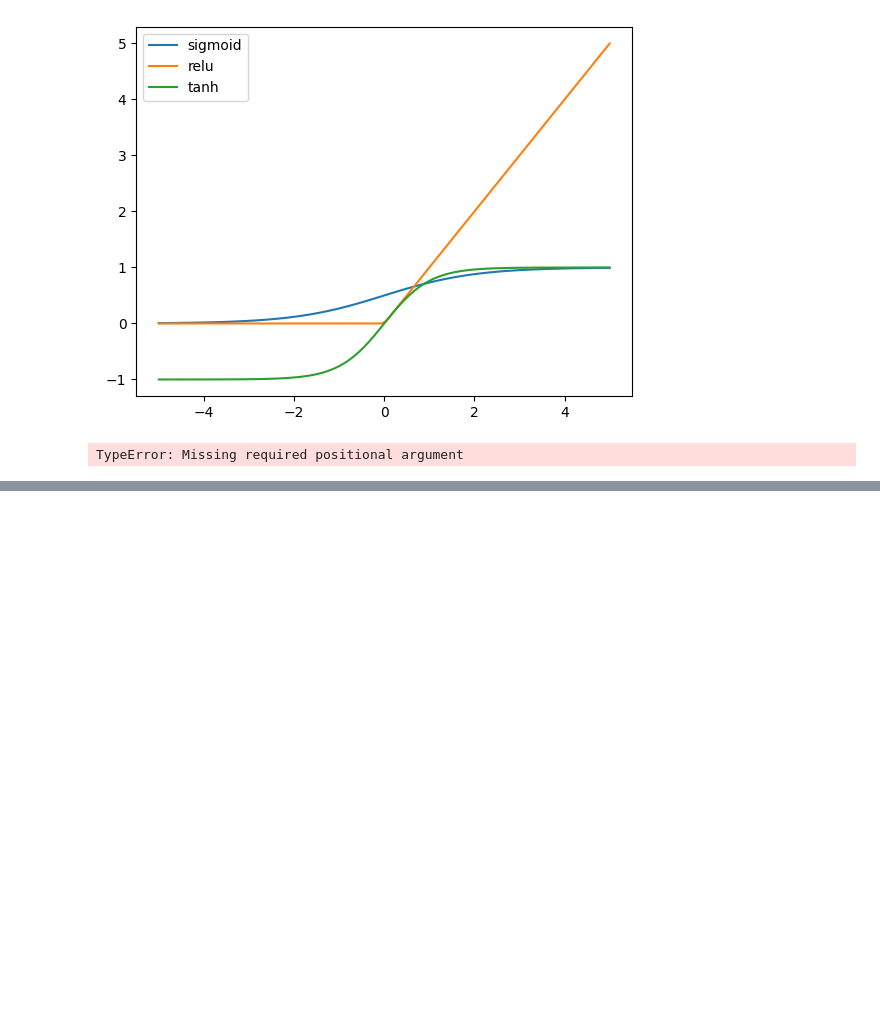
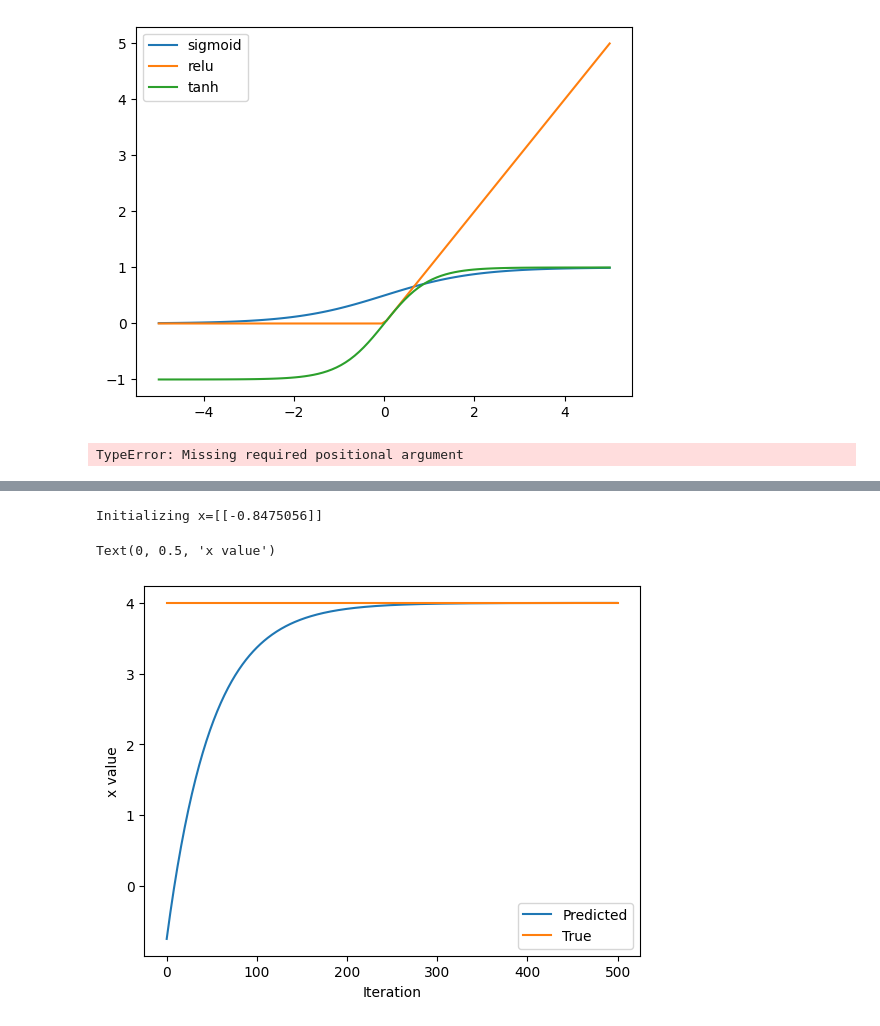
Before and after one commit to sanny0703/MyNewRepo, a Jupyter notebook: dp.ipynb, the cells around one changed output, grey strips where cells are left out. Saved outputs shown, nothing was run; the diff lists cells and outputs as text; code cells hidden in the pictures; blank space fills up the shorter version.

```diff
--- a/dp.ipynb
+++ b/dp.ipynb
@@ -91,0 +146,15 @@ tf.keras.layers.Dropout(rate=0.5) # dropout 50% activations in a layer
+# %%
+### Gradient computation with GradientTape ###
+
+# y = x^2
+# Example: x = 3.0
+x = tf.Variable(3.0)
+
+# Initiate the gradient tape
+with tf.GradientTape() as tape:
+  # Define the function
+  y = x * x
+# Access the gradient -- derivative of y with respect to x
+dy_dx = tape.gradient(y, x)
+
+assert dy_dx.numpy() == 6.0
@@ -91,0 +163,36 @@ tf.keras.layers.Dropout(rate=0.5) # dropout 50% activations in a layer
+# %%
+### Function minimization with automatic differentiation and SGD ###
+
+# Initialize a random value for our initial x
+x = tf.Variable([tf.random.normal([1])])
+print("Initializing x={}".format(x.numpy()))
+
+learning_rate = 0.01 # learning rate for SGD
+history = []
+# Define the target value
+x_f = 4
+
+# We will run SGD for a number of iterations. At each iteration, we compute the loss,
+#   compute the derivative of the loss with respect to x, and perform the SGD update.
+for i in range(500):
+  # with does not create a scope like if,for and while
+  with tf.GradientTape() as tape:
+    '''TODO: define the loss as described above'''
+    loss = (x - x_f) ** 2 # forward pass : define the current loss on the tape
+
+  # loss minimization using gradient tape
+  grad = tape.gradient(loss, x) # compute the derivative of the loss with respect to x
+  new_x = x - learning_rate*grad # sgd update
+  x.assign(new_x) # update the value of x
+  history.append(x.numpy()[0])
+
+# Plot the evolution of x as we optimize towards x_f!
+plt.plot(history)
+plt.plot([0, 500],[x_f,x_f])
+plt.legend(('Predicted', 'True'))
+plt.xlabel('Iteration')
+plt.ylabel('x value')
+# %% [output]
+Initializing x=[[-0.8475056]]
+Text(0, 0.5, 'x value')
+[figure, added]
```
Also changed, not shown: parts of 4 cells of this notebook.
